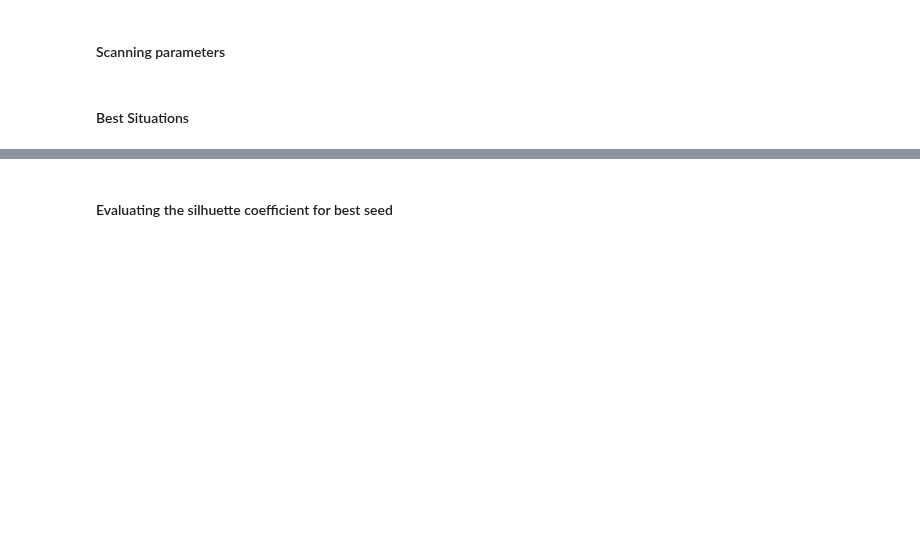
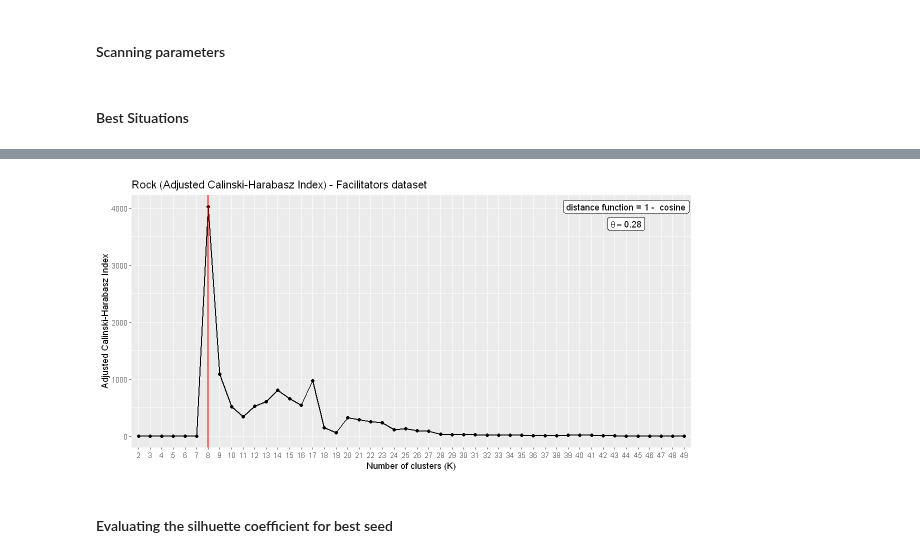
Before and after one commit to LASOS-INT/Barreiras-e-Facilitadores, a Jupyter notebook: R-notebooks/Clustering/facilitators/facilitators_clustering_rock_calisnki/facilitators_clustering_rock_calisnki.ipynb, the cells around one changed output, grey strips where cells are left out. Saved outputs shown, nothing was run; the diff lists cells and outputs as text; code cells hidden in the pictures; blank space fills up the shorter version.

Commit message:
add graphs

```diff
--- a/R-notebooks/Clustering/facilitators/facilitators_clustering_rock_calisnki/facilitators_clustering_rock_calisnki.ipynb
+++ b/R-notebooks/Clustering/facilitators/facilitators_clustering_rock_calisnki/facilitators_clustering_rock_calisnki.ipynb
@@ -84,3 +89,13 @@ best_situtation
 best_theta_rock <- best_situtation[1, 'theta']
 best_dist_rock <- best_situtation[1, 'dist']
 best_K_rock <- best_situtation[1, 'k']
+calisnki <- best_situtation[1, 'calins']
+
+print("Best K")
+print(best_K_rock)
+print("Best Theta")
+print(best_theta_rock)
+print('Best dist')
+print(best_dist_rock)
+print("Calisnki")
+print(calisnki)
@@ -87,3 +111,20 @@ best_K_rock <- best_situtation[1, 'k']
+# %%
+label1 = paste("theta == ", round(best_theta_rock, 2))
+label2 =paste('distance function = 1 - ', best_dist_rock)
+options(repr.plot.width = 10, repr.plot.height =5)
+ggplot(data=calins[(calins$dist == best_dist_rock) & (calins$theta == best_theta_rock), ], aes(x=factor(k), y=calins, group=1)) +
+    geom_line(size=0.7) + geom_point(size=1.5) +
+    geom_vline(xintercept = best_K_rock-1, color = "red", size=0.8) +
+    ggtitle("Rock (Adjusted Calinski-Harabasz Index) - Facilitators dataset") +
+    xlab('Number of clusters (K)') +
+    ylab('Adjusted Calinski-Harabasz Index') +
+    annotate("label", x = 43, y = calisnki-300, parse = TRUE, label=label1) +
+    annotate("label", x = 43, y = calisnki, label=label2)
+
+
+ggsave(path="graphs", file="metric_evolution.jpeg", width = 10, height = 5)
+# %% [output]
+[figure, added]
 # %% [markdown]
 #### Evaluating the silhuette coefficient for best seed
 # %%
```
Also changed, not shown: parts of 4 cells of this notebook, 1 other file.
